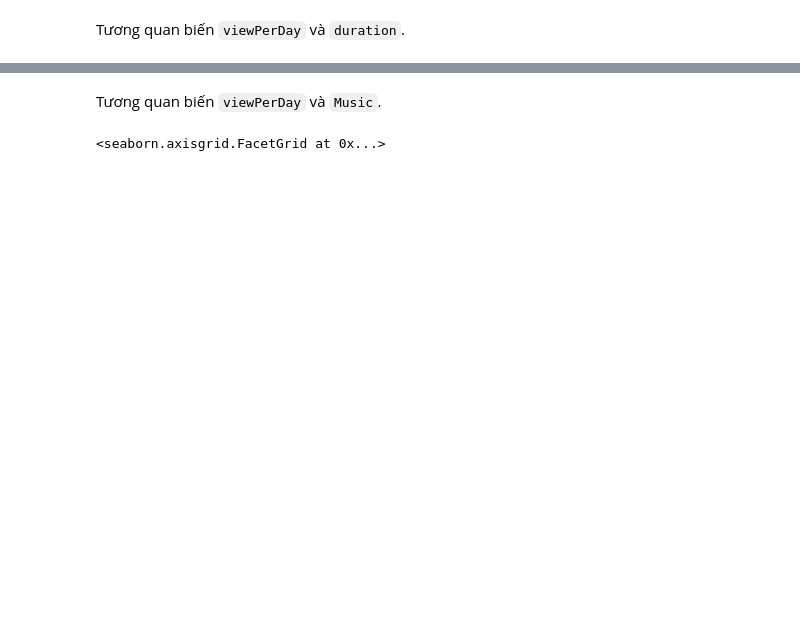
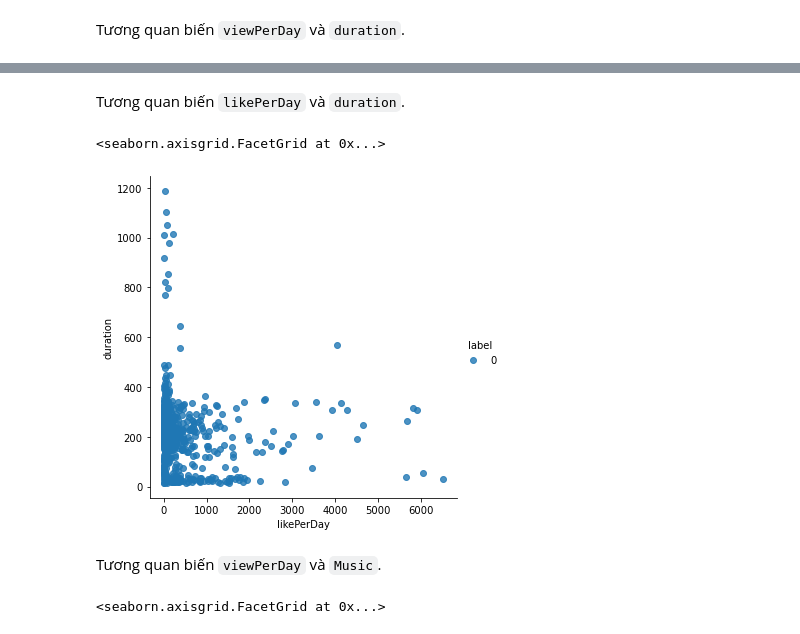
Before and after one commit to PXMinhThanh/Data-Science-Project, a Jupyter notebook: Explore and Modeling data.ipynb, the cells around one changed output, grey strips where cells are left out. Cells and saved outputs as stored; diff of their text form; code cells hidden in the pictures; blank space fills up the shorter version.

```diff
--- a/Explore and Modeling data.ipynb
+++ b/Explore and Modeling data.ipynb
@@ -445,3 +452,10 @@ sns.lmplot(x="viewPerDay", y="duration", data=most_df, hue='label', fit_reg=Fals
+# %% [markdown]
+Tương quan biến `likePerDay` và `duration`.
+# %%
+sns.lmplot(x="likePerDay", y="duration", data=most_df, hue='label', fit_reg=False)
+# %% [output]
+<seaborn.axisgrid.FacetGrid at 0x...>
+[figure, added]
 # %% [markdown]
 Tương quan biến `viewPerDay` và `Music`.
 # %%
```
Also changed, not shown: parts of 19 cells of this notebook.
